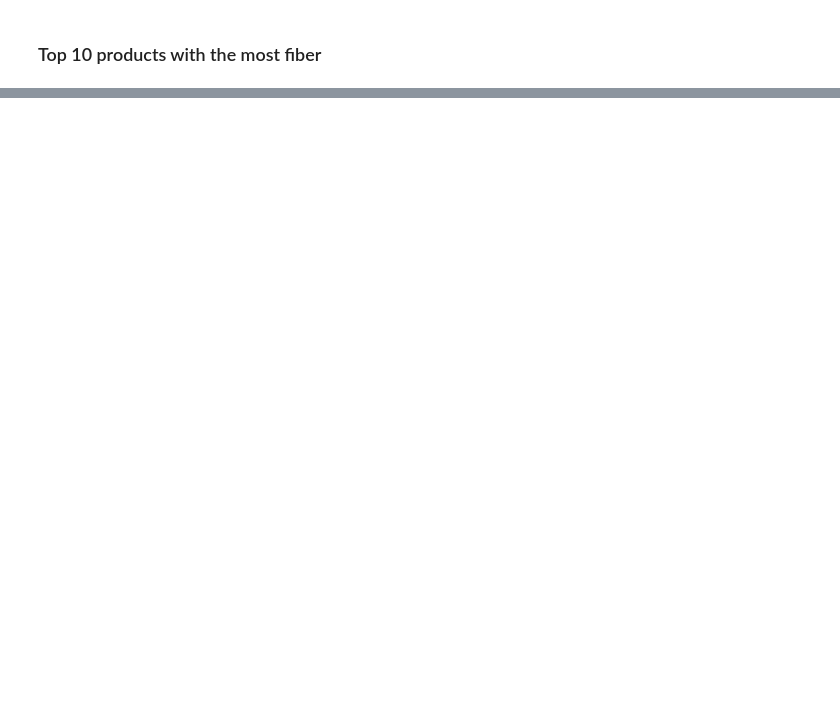
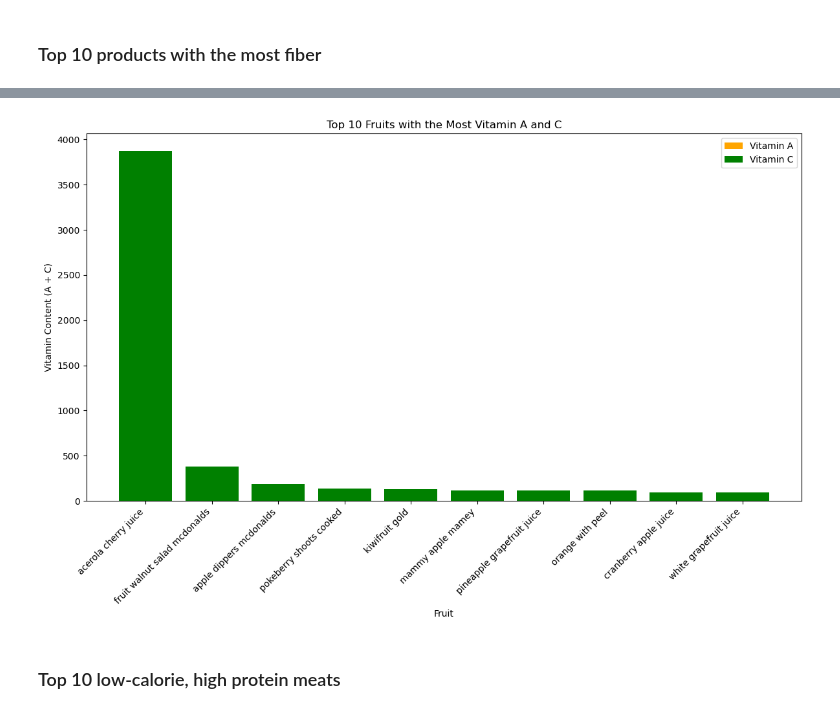
Before and after one commit to Jenner-Valdez/Food-Nutrition, a Jupyter notebook: Scripts/food_and_nutritional_values.ipynb, the cells around one changed output, grey strips where cells are left out. Saved outputs shown, nothing was run; the diff lists cells and outputs as text; code cells hidden in the pictures; blank space fills up the shorter version.

```diff
--- a/Scripts/food_and_nutritional_values.ipynb
+++ b/Scripts/food_and_nutritional_values.ipynb
@@ -402,0 +788,6 @@ high_protein_no_fat_df[['food', 'Fat', 'Protein']]
+# %%
+#Filter the dataset to include only fruits
+fruits_df = combined_food_df[combined_food_df['food'].str.contains('fruit|apple|banana|berry|cherry|grape|orange|melon|pear|peach|plum|pineapple|kiwi|mango|papaya', case=False)]
+# %%
+#Calculate the sum of Vitamin A and C for each fruit
+fruits_df['Vitamin A + C'] = fruits_df['Vitamin A'] + fruits_df['Vitamin C']
@@ -402,0 +800,3 @@ high_protein_no_fat_df[['food', 'Fat', 'Protein']]
+# %%
+#Sort the dataset by the sum of Vitamin A and C in descending order
+top_10_vitamins_fruits = fruits_df.sort_values(by='Vitamin A + C', ascending=False).head(10)
@@ -402,0 +818,32 @@ high_protein_no_fat_df[['food', 'Fat', 'Protein']]
+# %%
+#Define positions for the bars
+bar_positions = np.arange(len(top_10_vitamins_fruits['food']))
+
+#Create the plot
+fig, ax = plt.subplots(figsize=(12, 8))
+
+#Bar for Vitamin A
+ax.bar(bar_positions, top_10_vitamins_fruits['Vitamin A'], label='Vitamin A', color='orange')
+
+#Bar for Vitamin C (stacked on top of Vitamin A)
+ax.bar(bar_positions, top_10_vitamins_fruits['Vitamin C'], bottom=top_10_vitamins_fruits['Vitamin A'], label='Vitamin C', color='green')
+
+#Set the x-ticks and labels
+ax.set_xticks(bar_positions)
+ax.set_xticklabels(top_10_vitamins_fruits['food'], rotation=45, ha='right')
+
+#Add labels and title
+ax.set_xlabel('Fruit')
+ax.set_ylabel('Vitamin Content (A + C)')
+ax.set_title('Top 10 Fruits with the Most Vitamin A and C')
+
+#Add a legend
+ax.legend()
+
+#Display the plot
+plt.tight_layout()
+plt.show()
+# %% [output]
+[figure, added]
+# %% [markdown]
+### Top 10 low-calorie, high protein meats
```
Also changed, not shown: parts of 51 cells of this notebook.
